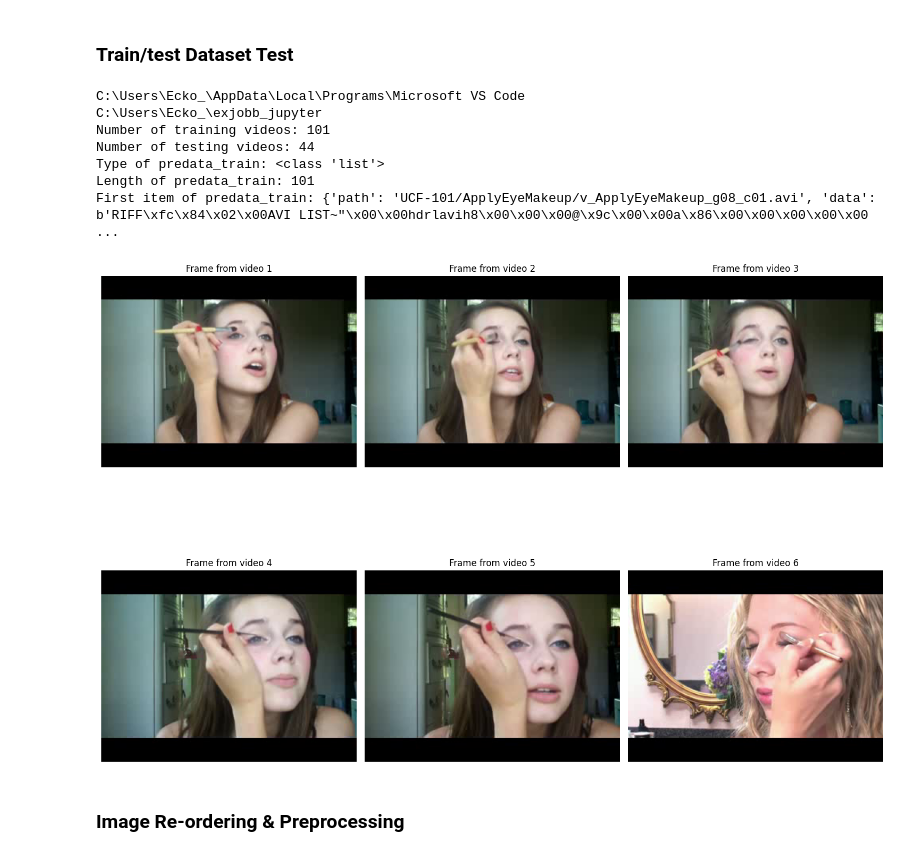
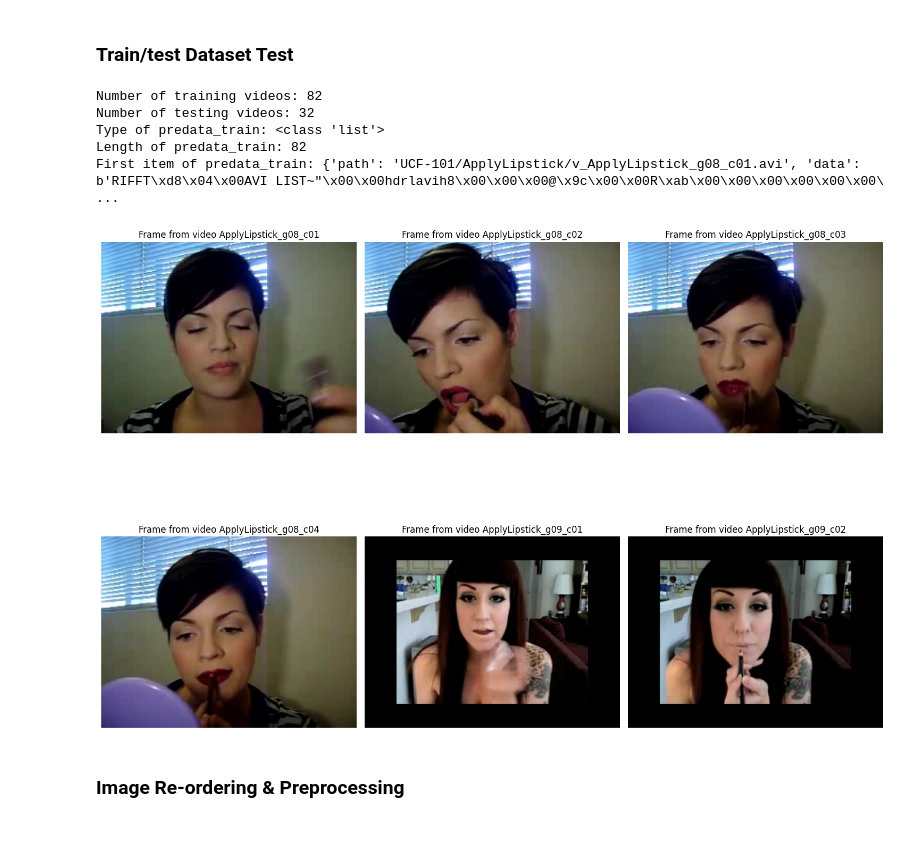
Before and after one commit to erikjsun/OPN-masterthesis, a Jupyter notebook: exjobb.ipynb, the cells around one changed output. Saved outputs shown, nothing was run; the diff lists cells and outputs as text; code cells hidden in the pictures.

Commit message:
improving data pipeline

```diff
--- a/exjobb.ipynb
+++ b/exjobb.ipynb
@@ -21,7 +25,7 @@ print(os.getcwd())
 STORAGEACCOUNTURL = "https://exjobbssl1863219591.blob.core.windows.net"
 STORAGEACCOUNTKEY = "PuL1QY8bQvIyGi653lr/9CPvyHLnip+cvsu62YAipDjB7onPDxfME156z5/O2NwY0PRLMTZc86/6+ASt5Vts8w=="
 CONTAINERNAME = "exjobbssl"
-FOLDERNAME = "UCF-101/ApplyEyeMakeup/"
+FOLDERNAME = "UCF-101/ApplyLipstick/"
 #BLOBNAME = "UCF-101/ApplyEyeMakeup/v_ApplyEyeMakeup_g01_c01.avi"
 
 blob_service_client_instance = BlobServiceClient(
@@ -192,43 +198,48 @@ def test_video_dataset(dataset, n):
     print(f"Type of predata_train: {type(dataset.predata_train)}")
 
     # If predata_train is a list or a dictionary, print its length
     if isinstance(dataset.predata_train, (list, dict)):
         print(f"Length of predata_train: {len(dataset.predata_train)}")
 
     # If predata_train is a NumPy array, print its shape
     if isinstance(dataset.predata_train, np.ndarray):
         print(f"Shape of predata_train: {dataset.predata_train.shape}")
 
     # If predata_train is a list or a dictionary, print the first item to inspect its structure
     if isinstance(dataset.predata_train, (list, dict)):
         print(f"First item of predata_train: {dataset.predata_train[0]}")
 
+    #print(dataset.actionlabels_train[:15])
+    #print(dataset.actionlabels_test[:15])
+
+    #print(dataset.video_names_train[:15])
+    #print(dataset.video_names_test[:15])
+
     fig, axs = plt.subplots(nrows=(n+2)//3, ncols=3, figsize=(15, 5*(n+2)//3))
 
+    # Display the first n videos from the training data
     for i, video_data in enumerate(dataset.predata_train[:n]):  # Only take the first n videos from training data
         frames = iio.imread(video_data['data'], index=None, format_hint=".avi")
         frame = frames[0]
 
         # Display the frame using pyplot
         axs[i//3, i%3].imshow(frame)
-        axs[i//3, i%3].set_title(f'Frame from video {i+1}')
+        axs[i//3, i%3].set_title(f'Frame from video {dataset.video_names_train[i]}')
         axs[i//3, i%3].axis('off')
 
     plt.tight_layout()
     plt.show()
 
 # Usage:
-amount_of_videos_to_load = 6
-test_video_dataset(video_dataset, amount_of_videos_to_load)
+amount_of_videos_to_display = 6
+test_video_dataset(video_dataset, amount_of_videos_to_display)
 # %% [output]
-C:\Users\Ecko_\AppData\Local\Programs\Microsoft VS Code
-C:\Users\Ecko_\exjobb_jupyter
-Number of training videos: 101
-Number of testing videos: 44
+Number of training videos: 82
+Number of testing videos: 32
 Type of predata_train: <class 'list'>
-Length of predata_train: 101
-First item of predata_train: {'path': 'UCF-101/ApplyEyeMakeup/v_ApplyEyeMakeup_g08_c01.avi', 'data': b'RIFF\xfc\x84\x02\x00AVI LIST~"\x00\x00hdrlavih8\x00\x00\x00@\x9c\x00\x00a\x86\x00\x00\x00\x00\x00 ...
+Length of predata_train: 82
+First item of predata_train: {'path': 'UCF-101/ApplyLipstick/v_ApplyLipstick_g08_c01.avi', 'data': b'RIFFT\xd8\x04\x00AVI LIST~"\x00\x00hdrlavih8\x00\x00\x00@\x9c\x00\x00R\xab\x00\x00\x00\x00\x00\x00\ ...
-[figure, old version]
+[figure, new version]
 # %% [markdown]
 ### Image Re-ordering & Preprocessing
 # %%
```
Also changed, not shown: parts of 9 cells of this notebook.
